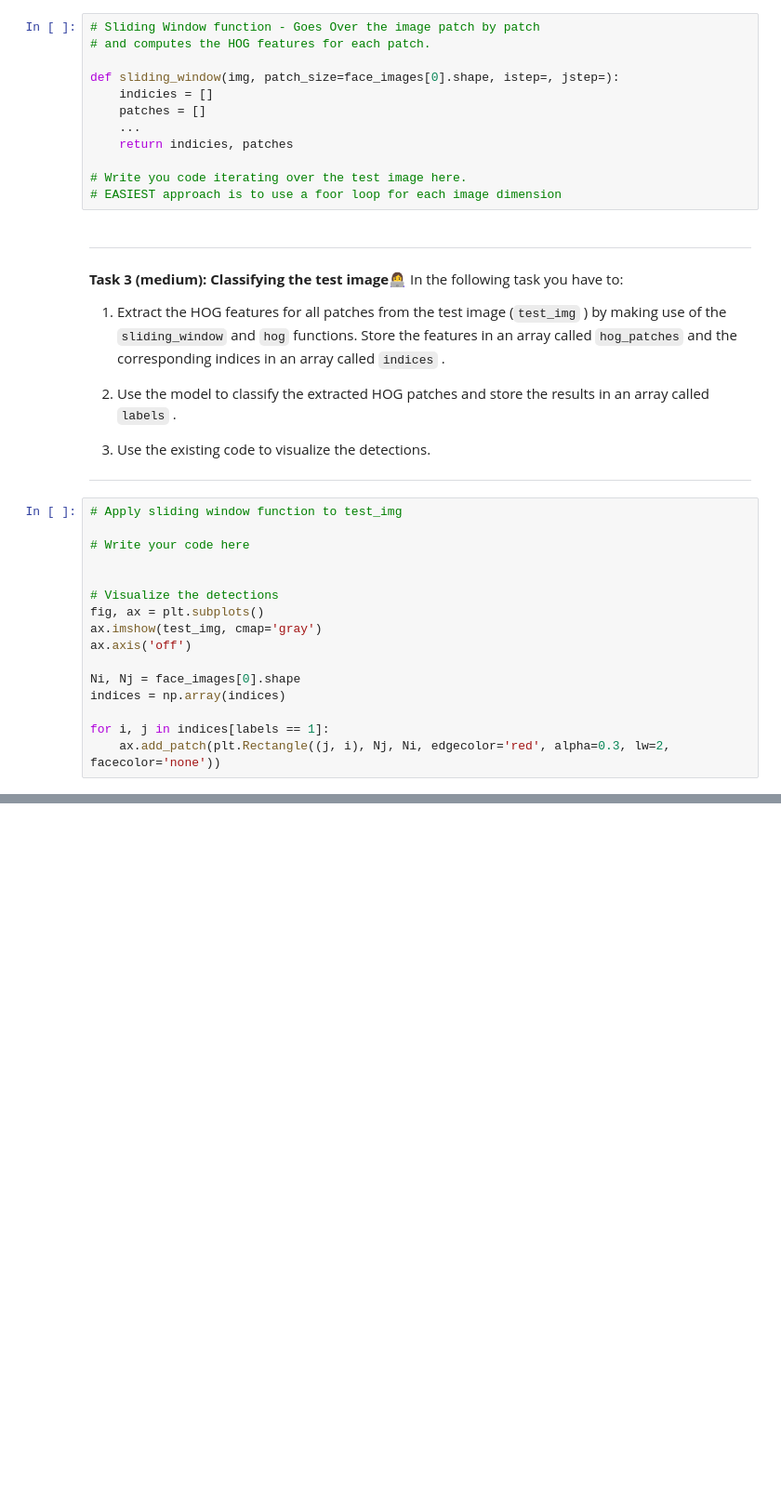
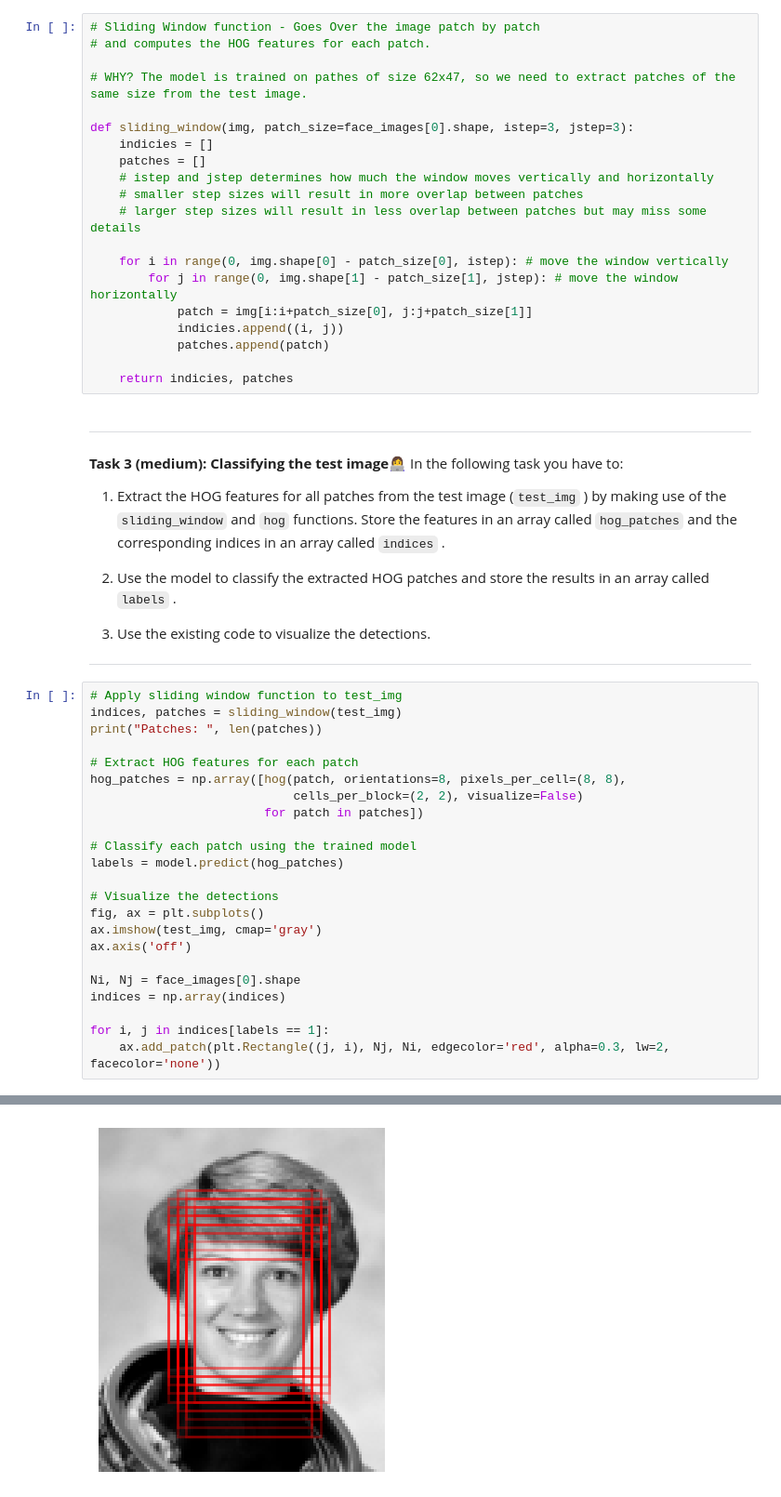
Before and after one commit to hannahcandersen/iml_exercises, a Jupyter notebook: week10/04-hog_classifier.ipynb, the cells around one changed output, grey strips where cells are left out. Shown at 93% size. Saved outputs shown, nothing was run; the diff lists cells and outputs as text; blank space fills up the shorter version.

```diff
--- a/week10/04-hog_classifier.ipynb
+++ b/week10/04-hog_classifier.ipynb
@@ -201,14 +232,22 @@ print(test_img.shape)
 # Sliding Window function - Goes Over the image patch by patch
 # and computes the HOG features for each patch.
 
-def sliding_window(img, patch_size=face_images[0].shape, istep=, jstep=):
+# WHY? The model is trained on pathes of size 62x47, so we need to extract patches of the same size from the test image.
+
+def sliding_window(img, patch_size=face_images[0].shape, istep=3, jstep=3):
     indicies = []
     patches = []
-    ...
+    # istep and jstep determines how much the window moves vertically and horizontally
+    # smaller step sizes will result in more overlap between patches
+    # larger step sizes will result in less overlap between patches but may miss some details
+
+    for i in range(0, img.shape[0] - patch_size[0], istep): # move the window vertically
+        for j in range(0, img.shape[1] - patch_size[1], jstep): # move the window horizontally
+            patch = img[i:i+patch_size[0], j:j+patch_size[1]]
+            indicies.append((i, j))
+            patches.append(patch)
+
     return indicies, patches
-
-# Write you code iterating over the test image here.
-# EASIEST approach is to use a foor loop for each image dimension
 # %% [markdown]
 
 ---
@@ -231,9 +270,16 @@ In the following task you have to:
 ---
 # %%
 # Apply sliding window function to test_img
+indices, patches = sliding_window(test_img)
+print("Patches: ", len(patches))
 
-# Write your code here
+# Extract HOG features for each patch
+hog_patches = np.array([hog(patch, orientations=8, pixels_per_cell=(8, 8),
+                            cells_per_block=(2, 2), visualize=False)
+                        for patch in patches])
 
+# Classify each patch using the trained model
+labels = model.predict(hog_patches)
 
 # Visualize the detections
 fig, ax = plt.subplots()
@@ -245,3 +291,4 @@ indices = np.array(indices)
 
 for i, j in indices[labels == 1]:
     ax.add_patch(plt.Rectangle((j, i), Nj, Ni, edgecolor='red', alpha=0.3, lw=2, facecolor='none'))
+# %% [output]
@@ -248 +296,2 @@ for i, j in indices[labels == 1]:
+[figure, added]
 # %% [markdown]
```
Also changed, not shown: parts of 10 cells of this notebook, 2 other files.
